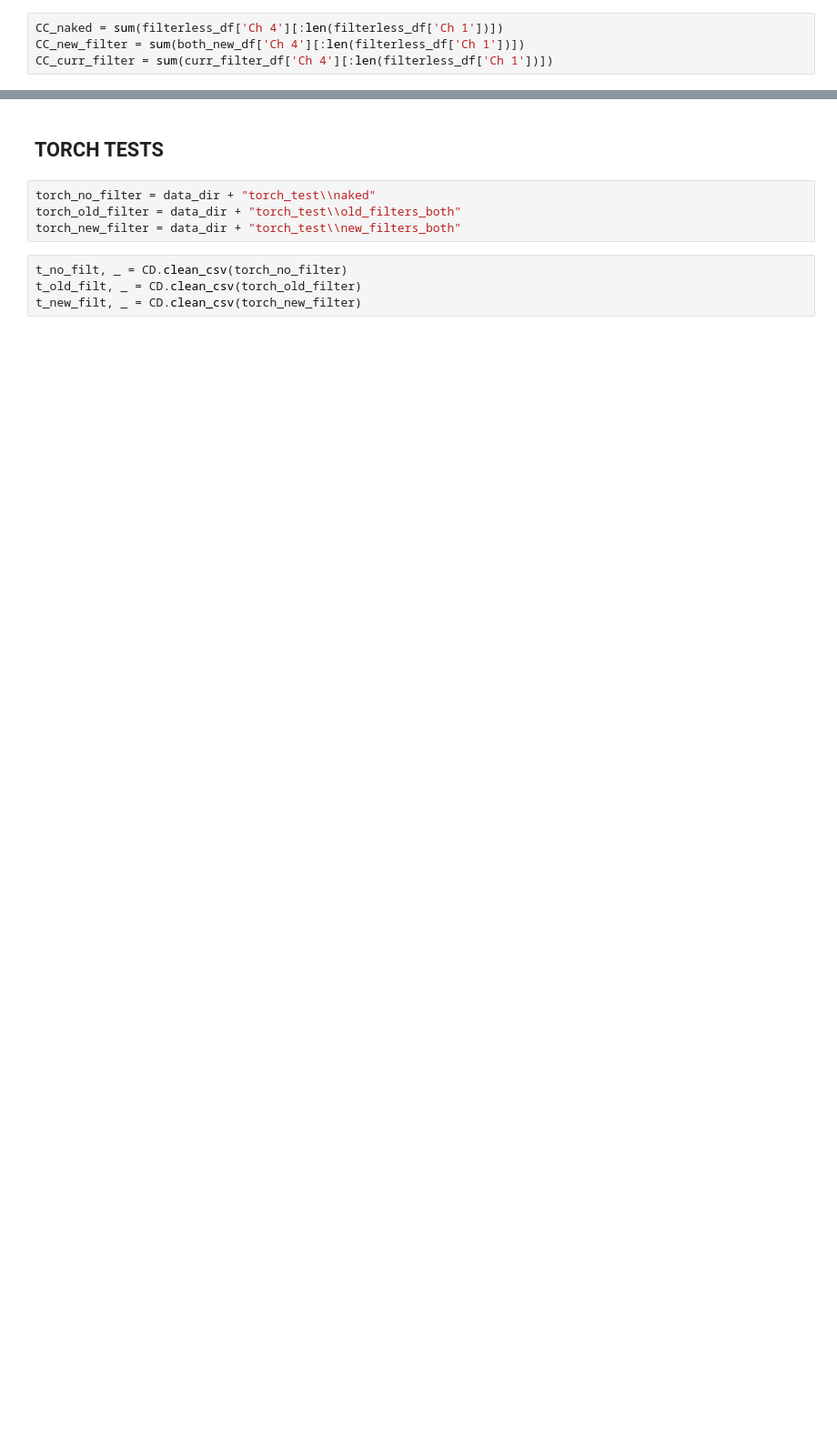
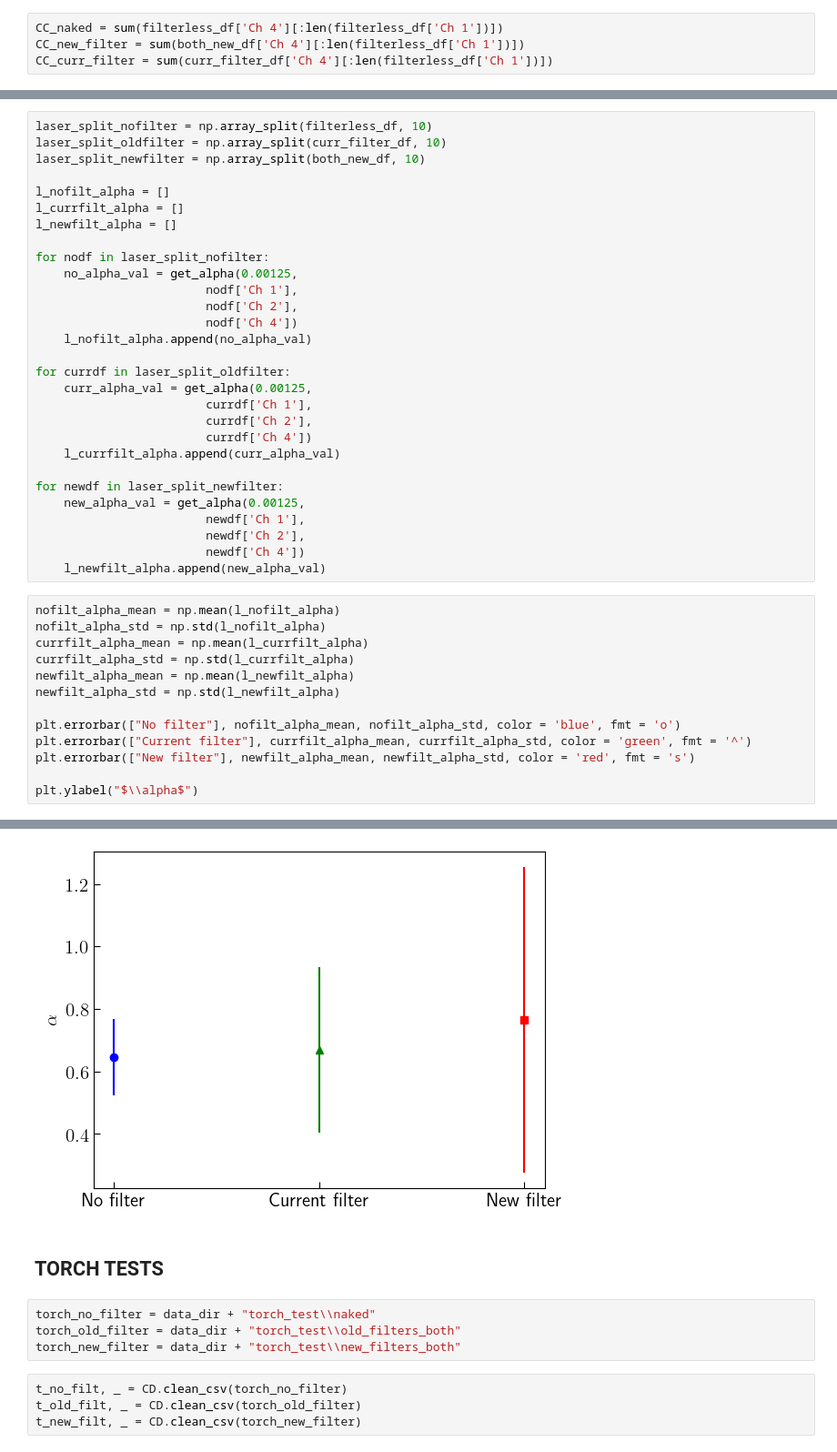
Before and after one commit to tyxiang0530/qrand, a Jupyter notebook: FilterStatistics.ipynb, the cells around one changed output, grey strips where cells are left out. Shown at 91% size. Cells and saved outputs as stored; diff of their text form; blank space fills up the shorter version.

```diff
--- a/FilterStatistics.ipynb
+++ b/FilterStatistics.ipynb
@@ -55,0 +119,43 @@ print(CC_new_filter / CC_curr_filter)
+# %%
+laser_split_nofilter = np.array_split(filterless_df, 10)
+laser_split_oldfilter = np.array_split(curr_filter_df, 10)
+laser_split_newfilter = np.array_split(both_new_df, 10)
+
+l_nofilt_alpha = []
+l_currfilt_alpha = []
+l_newfilt_alpha = []
+
+for nodf in laser_split_nofilter:
+    no_alpha_val = get_alpha(0.00125,
+                        nodf['Ch 1'],
+                        nodf['Ch 2'],
+                        nodf['Ch 4'])
+    l_nofilt_alpha.append(no_alpha_val)
+
+for currdf in laser_split_oldfilter:
+    curr_alpha_val = get_alpha(0.00125,
+                        currdf['Ch 1'],
+                        currdf['Ch 2'],
+                        currdf['Ch 4'])
+    l_currfilt_alpha.append(curr_alpha_val)
+
+for newdf in laser_split_newfilter:
+    new_alpha_val = get_alpha(0.00125,
+                        newdf['Ch 1'],
+                        newdf['Ch 2'],
+                        newdf['Ch 4'])
+    l_newfilt_alpha.append(new_alpha_val)
+# %%
+nofilt_alpha_mean = np.mean(l_nofilt_alpha)
+nofilt_alpha_std = np.std(l_nofilt_alpha)
+currfilt_alpha_mean = np.mean(l_currfilt_alpha)
+currfilt_alpha_std = np.std(l_currfilt_alpha)
+newfilt_alpha_mean = np.mean(l_newfilt_alpha)
+newfilt_alpha_std = np.std(l_newfilt_alpha)
+
+plt.errorbar(["No filter"], nofilt_alpha_mean, nofilt_alpha_std, color = 'blue', fmt = 'o')
+plt.errorbar(["Current filter"], currfilt_alpha_mean, currfilt_alpha_std, color = 'green', fmt = '^')
+plt.errorbar(["New filter"], newfilt_alpha_mean, newfilt_alpha_std, color = 'red', fmt = 's')
+
+plt.ylabel("$\\alpha$")
+# %% [output]
@@ -56,3 +163,4 @@ print(CC_new_filter / CC_curr_filter)
+[figure, added]
 # %% [markdown]
 ## TORCH TESTS
 # %%
```
Also changed, not shown: parts of 28 cells of this notebook, 6 other files.
